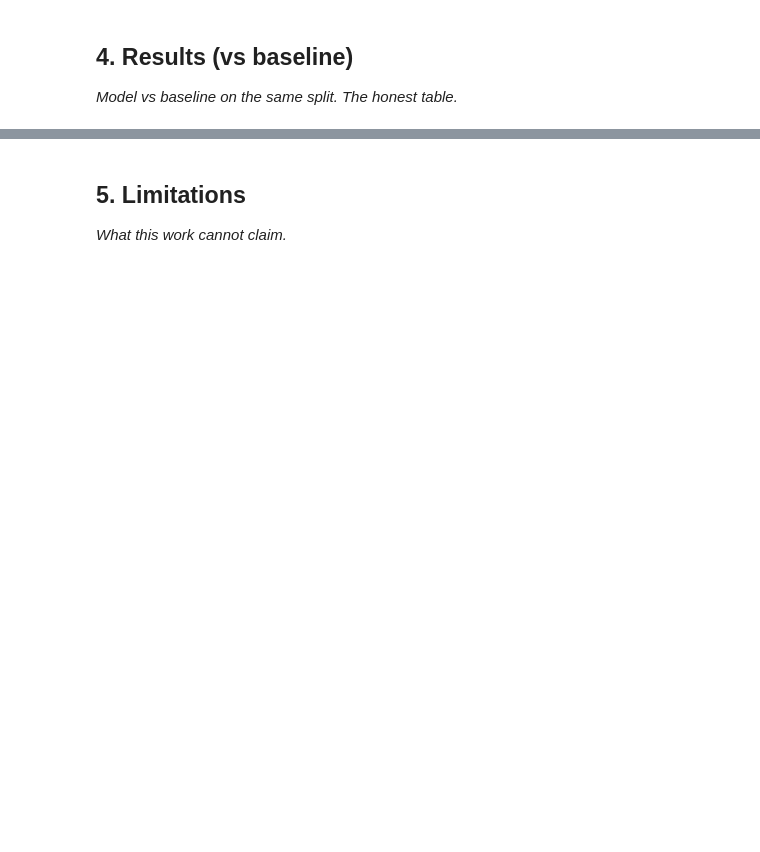
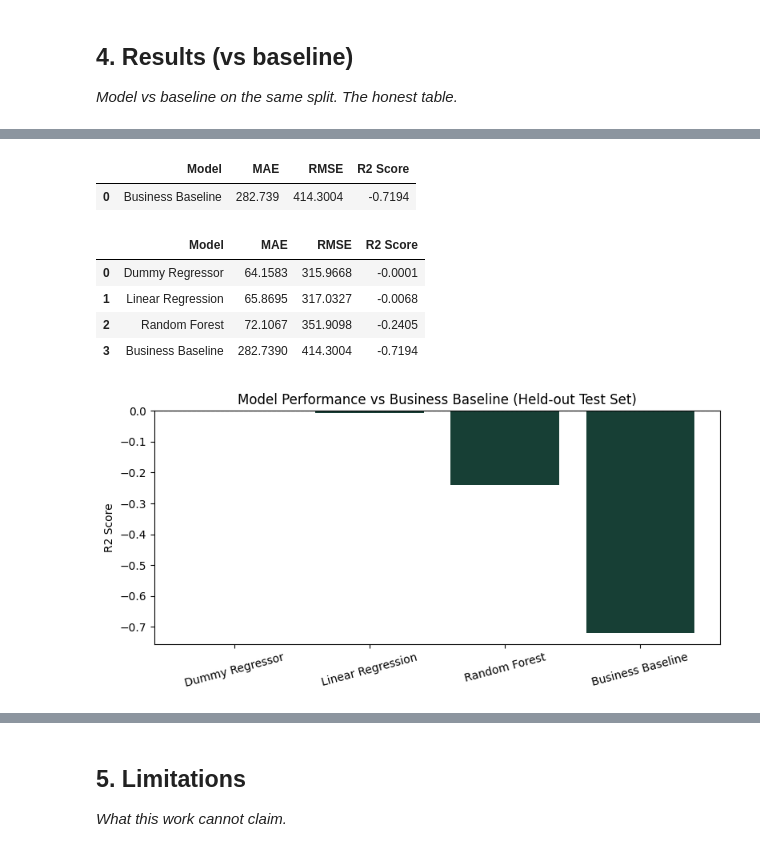
Before and after one commit to humaisali/FlyRank-Machine-Learning-Internship, a Jupyter notebook: work/notebooks/capstone.ipynb, the cells around one changed output, grey strips where cells are left out. Saved outputs shown, nothing was run; the diff lists cells and outputs as text; code cells hidden in the pictures; blank space fills up the shorter version.

Commit message:
Publish capstone research site and report
Add the static research paper, capstone report, and completed analysis notebook. Refresh generated charts and model results, and set the deployed paper URL.

```diff
--- a/work/notebooks/capstone.ipynb
+++ b/work/notebooks/capstone.ipynb
@@ -24,0 +420,50 @@ This skeleton is yours to fill. Work the sections **in order** — each one has
+# %%
+# -----------------------------------
+# Create simple business baseline
+# -----------------------------------
+baseline_score = (
+    0.4 * X_test["search_volume"].rank(pct=True) +
+    0.3 * (1 - X_test["avg_position"].rank(pct=True)) +
+    0.3 * (1 - X_test["days_since_last_update"].rank(pct=True))
+)
+
+baseline_predictions = (baseline_score * y_train.std()) + y_train.mean()
+
+baseline_mae = mean_absolute_error(y_test, baseline_predictions)
+baseline_rmse = np.sqrt(mean_squared_error(y_test, baseline_predictions))
+baseline_r2 = r2_score(y_test, baseline_predictions)
+
+baseline_result = pd.DataFrame({
+    "Model": ["Business Baseline"],
+    "MAE": [round(baseline_mae, 4)],
+    "RMSE": [round(baseline_rmse, 4)],
+    "R2 Score": [round(baseline_r2, 4)]
+})
+
+display(baseline_result)
+# %% [output]
+|  | Model | MAE | RMSE | R2 Score |
+| 0 | Business Baseline | 282.739 | 414.3004 | -0.7194 |
+# %%
+results_df = pd.concat([results_df, baseline_result], ignore_index=True)
+results_df = results_df.sort_values("R2 Score", ascending=False)
+
+display(results_df)
+
+import matplotlib.pyplot as plt
+
+plt.figure(figsize=(8, 4))
+plt.bar(results_df["Model"], results_df["R2 Score"], color="#173f35")
+plt.axhline(0, color="gray", linestyle="--", linewidth=0.8)
+plt.xticks(rotation=15)
+plt.ylabel("R2 Score")
+plt.title("Model Performance vs Business Baseline (Held-out Test Set)")
+plt.tight_layout()
+plt.show()
+# %% [output]
+|  | Model | MAE | RMSE | R2 Score |
+| 0 | Dummy Regressor | 64.1583 | 315.9668 | -0.0001 |
+| 1 | Linear Regression | 65.8695 | 317.0327 | -0.0068 |
+| 2 | Random Forest | 72.1067 | 351.9098 | -0.2405 |
+| 3 | Business Baseline | 282.7390 | 414.3004 | -0.7194 |
+[figure, added]
```
Also changed, not shown: parts of 24 cells of this notebook, 15 other files.
